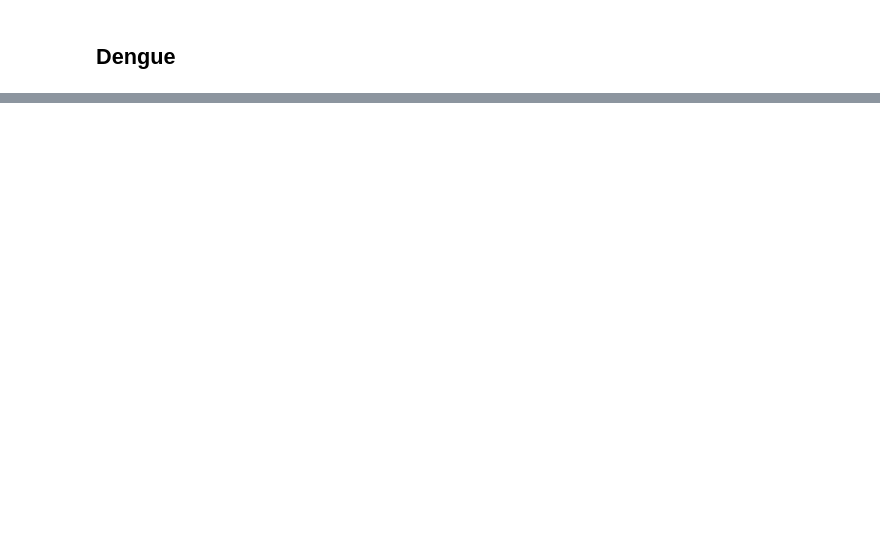
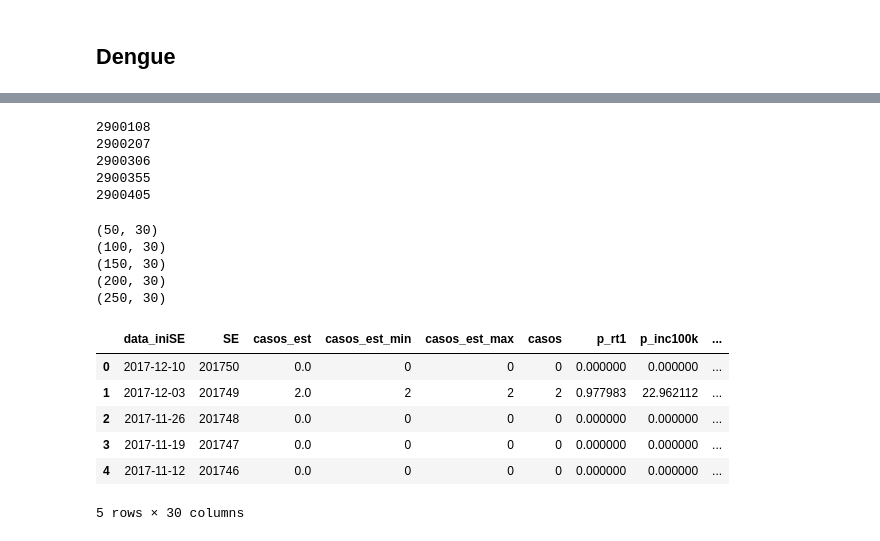
Before and after one commit to Lucas-Sobreira/FIA_Dengue, a Jupyter notebook: Dengue.ipynb, the cells around one changed output, grey strips where cells are left out. Drawn from its saved outputs; the diff is of its cells as text; code cells hidden in the pictures; blank space fills up the shorter version.

Commit message:
'mun_bahia'

```diff
--- a/Dengue.ipynb
+++ b/Dengue.ipynb
@@ -57,3 +57,7 @@ df
 | 99 | 60746948 | 3454 | 46 | BANCO BRADESCO S.A. | Banco Múltiplo | 03385 | AGÊNCIA CORPORATE FRANCA, SP | AV SETE DE SETEMBRO |  | ... |
 # %% [markdown]
 ## Dengue
+# %%
+import pandas as pd
+
+pd.set_option('max_colwidth', -1)
@@ -79,0 +88,3 @@ https://info.dengue.mat.br/api/alertcity
+# %%
+df_bahia = pd.read_excel('municipios.xlsx', sheet_name='Bahia')
+df_bahia.head()
@@ -79,0 +98,40 @@ https://info.dengue.mat.br/api/alertcity
+# %%
+for i in df_bahia.head(5)['Codigo']:
+    print(i)
+# %% [output]
+2900108
+2900207
+2900306
+2900355
+2900405
+# %%
+url = 'https://info.dengue.mat.br/api/alertcity'
+
+df_geral = pd.DataFrame({})
+
+for i in df_bahia.head(5)['Codigo']:
+    search_filter = (
+        'geocode={}&disease=dengue&format=csv&'.format(i) +
+        'ew_start=1&ew_end=50&ey_start=2017&ey_end=2017'
+    )
+
+    df = pd.read_csv('%s?%s' % (url, search_filter))
+    df_geral = df_geral.append(df)
+    print(df_geral.shape)
+    # print(url + search_filter)
+# %% [output]
+(50, 30)
+(100, 30)
+(150, 30)
+(200, 30)
+(250, 30)
+# %%
+df_geral.head()
+# %% [output]
+|  | data_iniSE | SE | casos_est | casos_est_min | casos_est_max | casos | p_rt1 | p_inc100k | ... |
+| 0 | 2017-12-10 | 201750 | 0.0 | 0 | 0 | 0 | 0.000000 | 0.000000 | ... |
+| 1 | 2017-12-03 | 201749 | 2.0 | 2 | 2 | 2 | 0.977983 | 22.962112 | ... |
+| 2 | 2017-11-26 | 201748 | 0.0 | 0 | 0 | 0 | 0.000000 | 0.000000 | ... |
+| 3 | 2017-11-19 | 201747 | 0.0 | 0 | 0 | 0 | 0.000000 | 0.000000 | ... |
+| 4 | 2017-11-12 | 201746 | 0.0 | 0 | 0 | 0 | 0.000000 | 0.000000 | ... |
+5 rows × 30 columns
```
Also changed, not shown: parts of 4 cells of this notebook, 7 other files.
